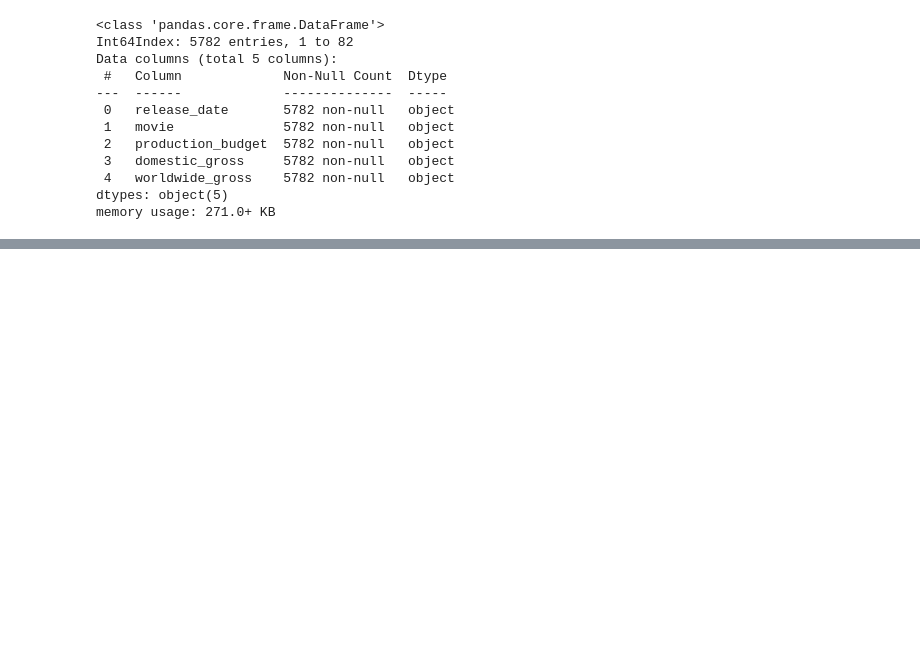
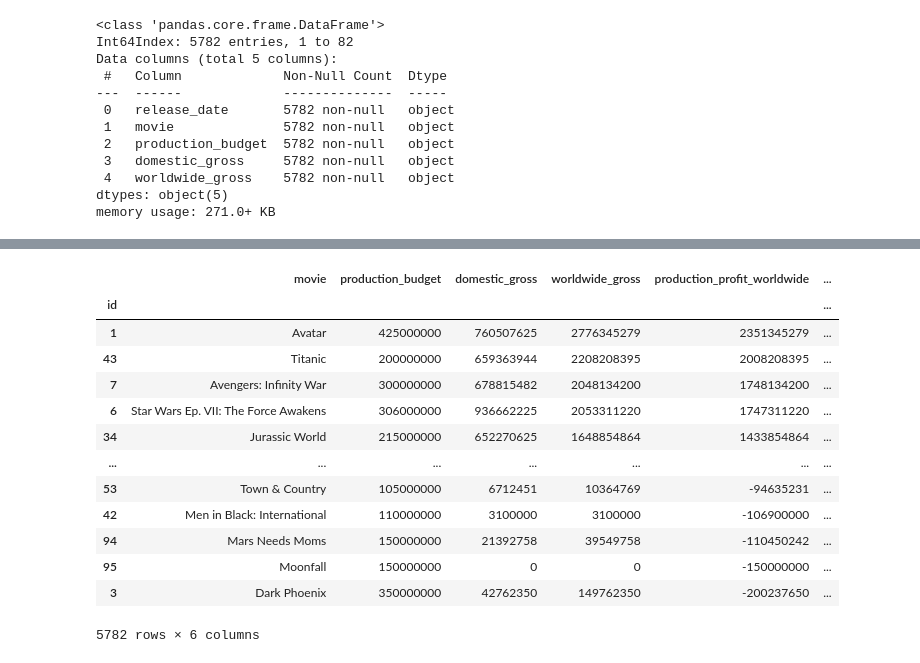
Before and after one commit to zhyde23/Microsoft-Movies-Project, a Jupyter notebook: Movie_Budget.ipynb, the cells around one changed output, grey strips where cells are left out. Drawn from its saved outputs; the diff is of its cells as text; code cells hidden in the pictures; blank space fills up the shorter version.

```diff
--- a/Movie_Budget.ipynb
+++ b/Movie_Budget.ipynb
@@ -181,0 +209,18 @@ movie_budget.head()
+# %%
+sorted_worldwide_profit = mb1.sort_values(['production_profit_worldwide'], ascending=False)
+sorted_worldwide_profit
+# %% [output]
+|  | movie | production_budget | domestic_gross | worldwide_gross | production_profit_worldwide | ... |
+| id |  |  |  |  |  | ... |
+| 1 | Avatar | 425000000 | 760507625 | 2776345279 | 2351345279 | ... |
+| 43 | Titanic | 200000000 | 659363944 | 2208208395 | 2008208395 | ... |
+| 7 | Avengers: Infinity War | 300000000 | 678815482 | 2048134200 | 1748134200 | ... |
+| 6 | Star Wars Ep. VII: The Force Awakens | 306000000 | 936662225 | 2053311220 | 1747311220 | ... |
+| 34 | Jurassic World | 215000000 | 652270625 | 1648854864 | 1433854864 | ... |
+| ... | ... | ... | ... | ... | ... | ... |
+| 53 | Town & Country | 105000000 | 6712451 | 10364769 | -94635231 | ... |
+| 42 | Men in Black: International | 110000000 | 3100000 | 3100000 | -106900000 | ... |
+| 94 | Mars Needs Moms | 150000000 | 21392758 | 39549758 | -110450242 | ... |
+| 95 | Moonfall | 150000000 | 0 | 0 | -150000000 | ... |
+| 3 | Dark Phoenix | 350000000 | 42762350 | 149762350 | -200237650 | ... |
+5782 rows × 6 columns
```
Also changed, not shown: parts of 20 cells of this notebook, 25 other files.
